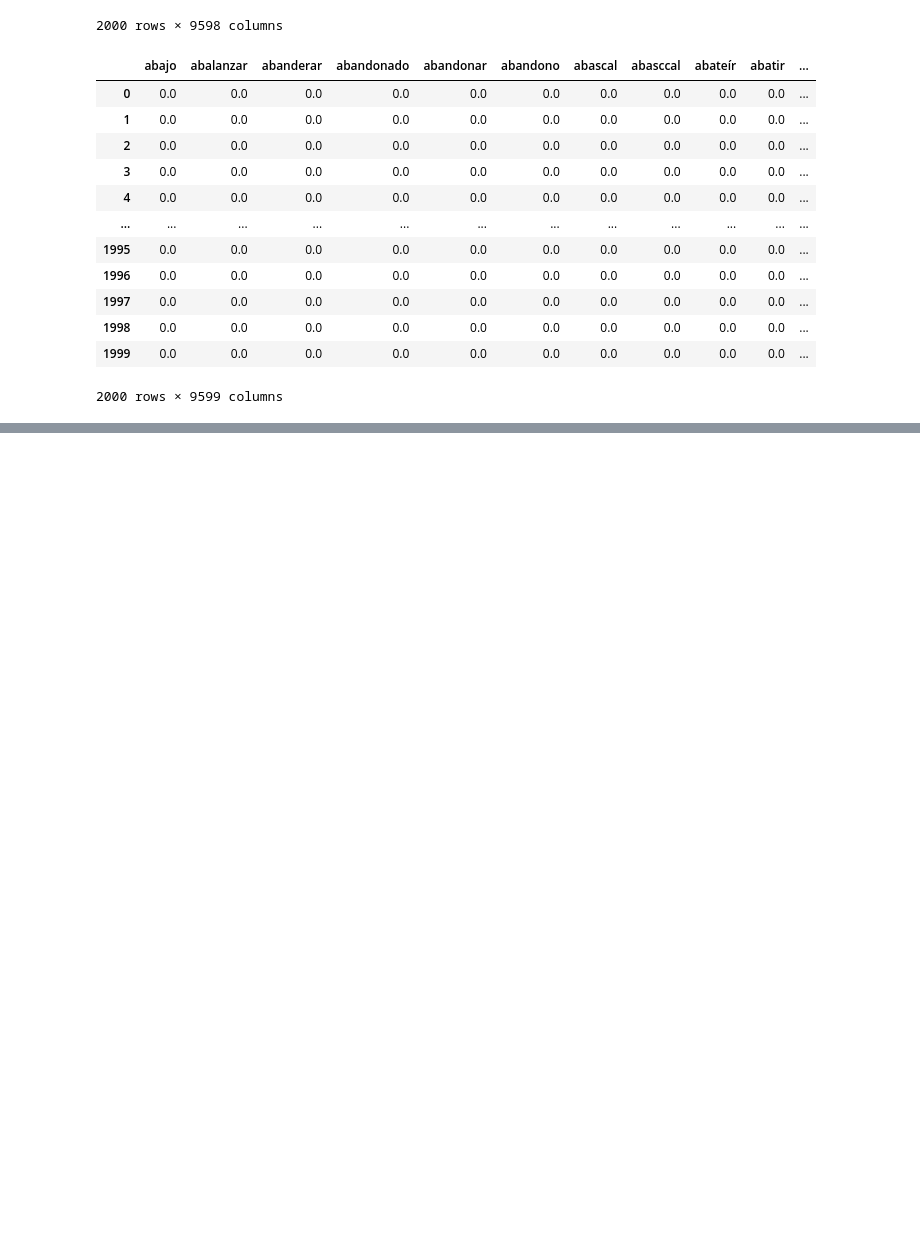
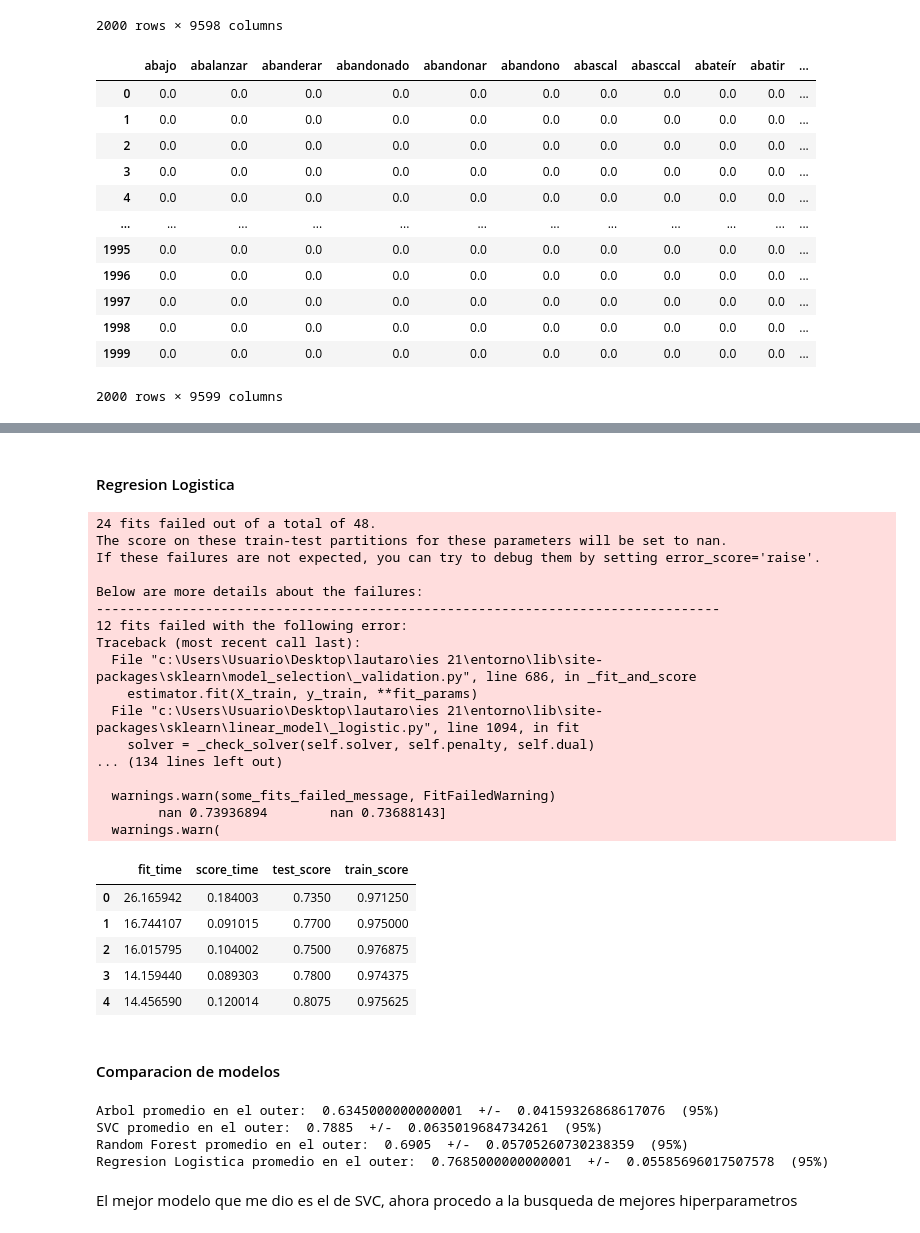
Before and after one commit to LautaroSantos8/IES21, a Jupyter notebook: 4to cuatrimestre/PLN/TP_IEFI.ipynb, the cells around one changed output, grey strips where cells are left out. Drawn from its saved outputs; the diff is of its cells as text; code cells hidden in the pictures; blank space fills up the shorter version.

```diff
--- a/4to cuatrimestre/PLN/TP_IEFI.ipynb
+++ b/4to cuatrimestre/PLN/TP_IEFI.ipynb
@@ -197,0 +306,51 @@ x,y=shuffle(x,y, random_state=123)
+# %% [markdown]
+#### Regresion Logistica
+# %%
+# Instanciamos el estimador
+RL= LogisticRegression(random_state=123)
+
+# Creamos la grilla de hiperparametros a probar
+param_grid_RL = [{'C':[0.0001,0.01,0.1,1], 'penalty':['l1','l2','elasticnet','none']}]
+
+# Creamos el inner CV (GSCV para buscar los mejores hiperparámetros con los k folds internos)
+gscv_RL = GridSearchCV(estimator=RL,
+                    param_grid=param_grid_RL,
+                    scoring='accuracy',
+                    n_jobs=-1,
+                    cv=skfold_inner,
+                    verbose=0,
+                    refit=True)
+
+# Ahora creamos el outer CV para evaluar el inner CV para cada fold externo
+# Recordar que cross_val_score/cross_validate realiza el .fit y .predict internamente
+# Tener en cuenta que el .predict lo realiza sobre el modelo que tuvo mejores resultados en el entrenamiento (gscv_knn.best_estimator_)
+nested_cv_RL = cross_validate(gscv_RL, X=x, y=y, cv=skfold_outer, return_train_score=True)
+
+result_cv_RL = pd.DataFrame(nested_cv_RL)
+result_cv_RL
+# %% [output]
+24 fits failed out of a total of 48.
+The score on these train-test partitions for these parameters will be set to nan.
+If these failures are not expected, you can try to debug them by setting error_score='raise'.
+
+Below are more details about the failures:
+--------------------------------------------------------------------------------
+12 fits failed with the following error:
+Traceback (most recent call last):
+  File "c:\Users\Usuario\Desktop\lautaro\ies 21\entorno\lib\site-packages\sklearn\model_selection\_validation.py", line 686, in _fit_and_score
+    estimator.fit(X_train, y_train, **fit_params)
+  File "c:\Users\Usuario\Desktop\lautaro\ies 21\entorno\lib\site-packages\sklearn\linear_model\_logistic.py", line 1094, in fit
+    solver = _check_solver(self.solver, self.penalty, self.dual)
+... (134 lines left out)
+
+  warnings.warn(some_fits_failed_message, FitFailedWarning)
+        nan 0.73936894        nan 0.73688143]
+  warnings.warn(
+|  | fit_time | score_time | test_score | train_score |
+| 0 | 26.165942 | 0.184003 | 0.7350 | 0.971250 |
+| 1 | 16.744107 | 0.091015 | 0.7700 | 0.975000 |
+| 2 | 16.015795 | 0.104002 | 0.7500 | 0.976875 |
+| 3 | 14.159440 | 0.089303 | 0.7800 | 0.974375 |
+| 4 | 14.456590 | 0.120014 | 0.8075 | 0.975625 |
+# %% [markdown]
+#### Comparacion de modelos
@@ -197,0 +369,12 @@ x,y=shuffle(x,y, random_state=123)
+# %%
+print('Arbol promedio en el outer: ',Arbol_promedio, " +/- ", 2*Arbol_desvio, " (95%)")
+print('SVC promedio en el outer: ',SVC_promedio, " +/- ", 2*SVC_desvio, " (95%)")
+print('Random Forest promedio en el outer: ',RandomForest_promedio, " +/- ", 2*RandomForest_desvio, " (95%)")
+print('Regresion Logistica promedio en el outer: ',RL_promedio, " +/- ", 2*RL_desvio, " (95%)")
+# %% [output]
+Arbol promedio en el outer:  0.6345000000000001  +/-  0.04159326868617076  (95%)
+SVC promedio en el outer:  0.7885  +/-  0.0635019684734261  (95%)
+Random Forest promedio en el outer:  0.6905  +/-  0.05705260730238359  (95%)
+Regresion Logistica promedio en el outer:  0.7685000000000001  +/-  0.05585696017507578  (95%)
+# %% [markdown]
+El mejor modelo que me dio es el de SVC, ahora procedo a la busqueda de mejores hiperparametros
```
Also changed, not shown: parts of 25 cells of this notebook, 14 other files.
